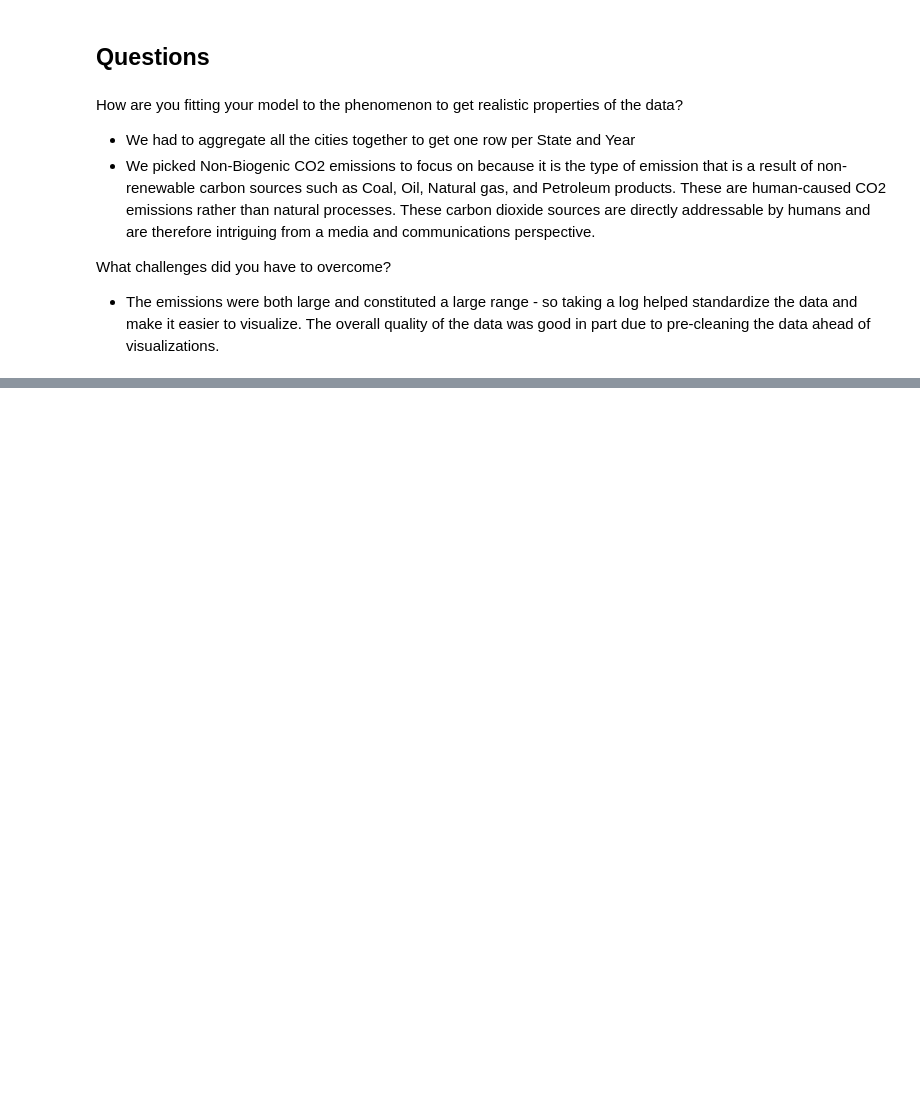
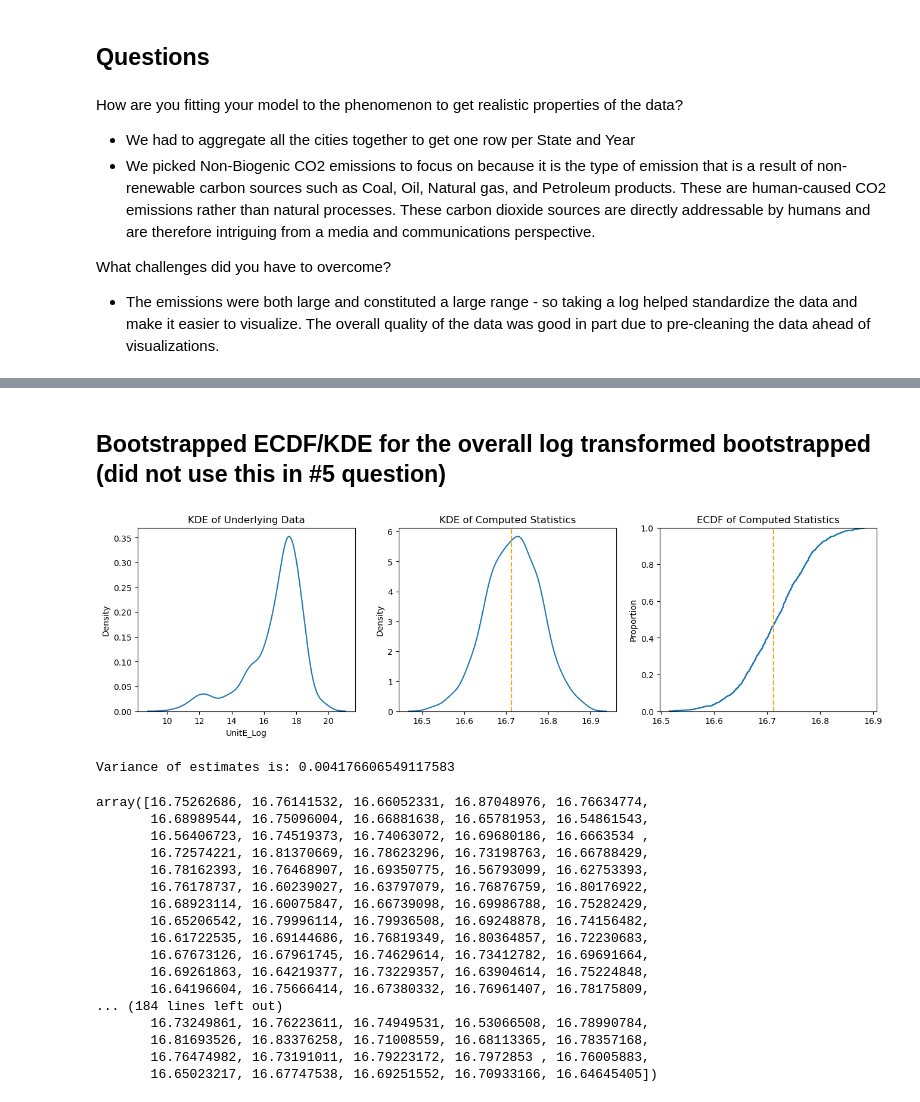
Before and after one commit to caroline-kranefuss/us_facilities_emissions, a Jupyter notebook: question4.ipynb, the cells around one changed output, grey strips where cells are left out. Cells and saved outputs as stored; diff of their text form; code cells hidden in the pictures; blank space fills up the shorter version.

Commit message:
updated question4

```diff
--- a/question4.ipynb
+++ b/question4.ipynb
@@ -222 +219,57 @@ simulate(var, group_df, stat)
 54000 rows × 2 columns
+# %% [markdown]
+## Bootstrapped ECDF/KDE for the overall log transformed bootstrapped (did not use this in #5 question)
+# %%
+def simulate(var, df, fcn, S=1000, plot=True): # S variable is the amount of times you are bootstrapping
+    ''' Bootstrap simulation code. '''
+    x = df[var]
+
+    estimates = []
+    for s in range(S): # drawing 100 estimates from the mean
+        # Draw a new sample, with replacement:
+        x_s = x.sample(frac=1.0,replace=True) #frac --> 100% of sample (1.0)
+            # this ^^ is basically saying to make a new sample with the same number of rows
+            # as the original sample size but replace the values when you draw one
+        # Compute statistic:
+        stat_s = fcn(x_s)
+        # Append estimate:
+        estimates.append(stat_s)
+    estimates = np.array(estimates) # Convert estimates list to numpy array
+
+    ## or in one line,
+    #estimates = [fcn(x.sample(frac=1.0,replace=True)) for s in range(S)]
+
+    if plot:
+        fig, axes = plt.subplots(1, 3, figsize=(16, 4))  # 1 row, 2 columns
+        sns.kdeplot(x, ax = axes[0]).set(title='KDE of Underlying Data')
+        sns.kdeplot(estimates, ax = axes[1]).set(title='KDE of Computed Statistics')
+        axes[1].axvline(x=fcn(x), color='orange', linestyle='--')
+        sns.ecdfplot(estimates, ax = axes[2]).set(title='ECDF of Computed Statistics')
+        axes[2].axvline(x=fcn(x), color='orange', linestyle='--')
+        plt.show()
+        print(f'Variance of estimates is: {np.var(estimates)}')
+
+    return estimates
+# %%
+var = 'UnitE_Log'
+simulate(var, group_df, stat)
+# %% [output]
+[figure, added]
+Variance of estimates is: 0.004176606549117583
+array([16.75262686, 16.76141532, 16.66052331, 16.87048976, 16.76634774,
+       16.68989544, 16.75096004, 16.66881638, 16.65781953, 16.54861543,
+       16.56406723, 16.74519373, 16.74063072, 16.69680186, 16.6663534 ,
+       16.72574221, 16.81370669, 16.78623296, 16.73198763, 16.66788429,
+       16.78162393, 16.76468907, 16.69350775, 16.56793099, 16.62753393,
+       16.76178737, 16.60239027, 16.63797079, 16.76876759, 16.80176922,
+       16.68923114, 16.60075847, 16.66739098, 16.69986788, 16.75282429,
+       16.65206542, 16.79996114, 16.79936508, 16.69248878, 16.74156482,
+       16.61722535, 16.69144686, 16.76819349, 16.80364857, 16.72230683,
+       16.67673126, 16.67961745, 16.74629614, 16.73412782, 16.69691664,
+       16.69261863, 16.64219377, 16.73229357, 16.63904614, 16.75224848,
+       16.64196604, 16.75666414, 16.67380332, 16.76961407, 16.78175809,
+... (184 lines left out)
+       16.73249861, 16.76223611, 16.74949531, 16.53066508, 16.78990784,
+       16.81693526, 16.83376258, 16.71008559, 16.68113365, 16.78357168,
+       16.76474982, 16.73191011, 16.79223172, 16.7972853 , 16.76005883,
+       16.65023217, 16.67747538, 16.69251552, 16.70933166, 16.64645405])
```
Also changed, not shown: parts of 3 cells of this notebook.
